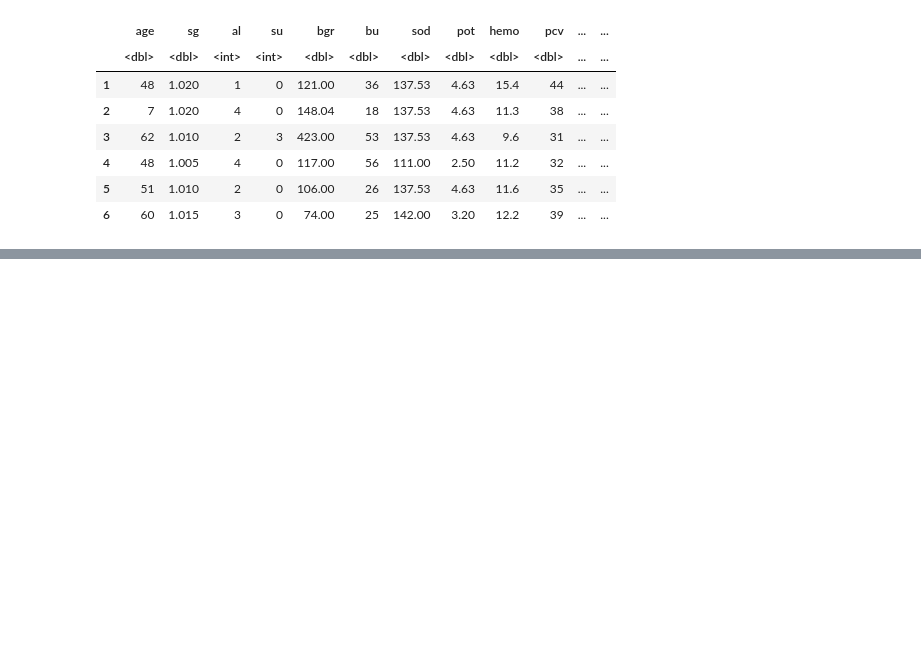
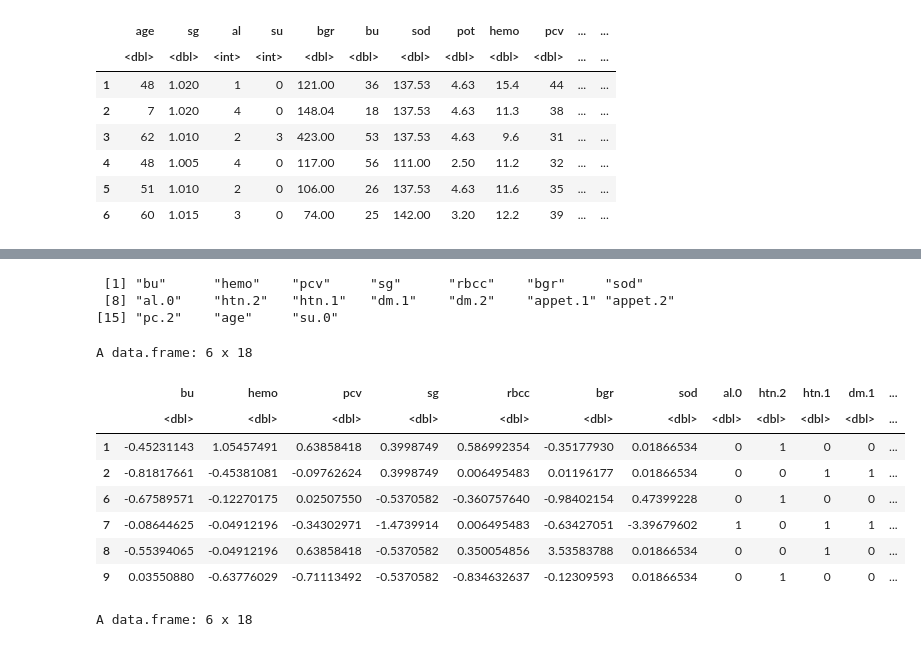
Before and after one commit to Naomi-Yamaguchi1/5300-Group-Project, a Jupyter notebook: mutl_class_model.ipynb, the cells around one changed output, grey strips where cells are left out. Cells and saved outputs as stored; diff of their text form; code cells hidden in the pictures; blank space fills up the shorter version.

```diff
--- a/mutl_class_model.ipynb
+++ b/mutl_class_model.ipynb
@@ -182,0 +206,14 @@ predictions  0  1  2
+# %%
+# Setting up control using caret's rfe function
+control <- rfeControl(
+  functions = rfFuncs, # Using random forest model functions
+  method = "cv", # Cross-validation
+  number = 10 # Number of folds in cross-validation
+)
+
+results <- rfe(
+  trainFinal[, -ncol(trainFinal)], # Features
+  trainFinal$class,
+  sizes = c(10:20),        # Number of features to include in each iteration
+  rfeControl = control
+)
@@ -182,0 +277,23 @@ predictions  0  1  2
+# %%
+print(selected_features)
+# %% [output]
+ [1] "bu"      "hemo"    "pcv"     "sg"      "rbcc"    "bgr"     "sod"
+ [8] "al.0"    "htn.2"   "htn.1"   "dm.1"    "dm.2"    "appet.1" "appet.2"
+[15] "pc.2"    "age"     "su.0"
+# %%
+# combine the selected features with the target variable
+trainFinal_selected <- trainFinal[, c(selected_features, "class")]
+testFinal_selected <- testFinal[, c(selected_features, "class")]
+head(trainFinal_selected)
+head(testFinal_selected)
+# %% [output]
+A data.frame: 6 x 18
+|  | bu | hemo | pcv | sg | rbcc | bgr | sod | al.0 | htn.2 | htn.1 | dm.1 | ... |
+|  | <dbl> | <dbl> | <dbl> | <dbl> | <dbl> | <dbl> | <dbl> | <dbl> | <dbl> | <dbl> | <dbl> | ... |
+| 1 | -0.45231143 | 1.05457491 | 0.63858418 | 0.3998749 | 0.586992354 | -0.35177930 | 0.01866534 | 0 | 1 | 0 | 0 | ... |
+| 2 | -0.81817661 | -0.45381081 | -0.09762624 | 0.3998749 | 0.006495483 | 0.01196177 | 0.01866534 | 0 | 0 | 1 | 1 | ... |
+| 6 | -0.67589571 | -0.12270175 | 0.02507550 | -0.5370582 | -0.360757640 | -0.98402154 | 0.47399228 | 0 | 1 | 0 | 0 | ... |
+| 7 | -0.08644625 | -0.04912196 | -0.34302971 | -1.4739914 | 0.006495483 | -0.63427051 | -3.39679602 | 1 | 0 | 1 | 1 | ... |
+| 8 | -0.55394065 | -0.04912196 | 0.63858418 | -0.5370582 | 0.350054856 | 3.53583788 | 0.01866534 | 0 | 0 | 1 | 0 | ... |
+| 9 | 0.03550880 | -0.63776029 | -0.71113492 | -0.5370582 | -0.834632637 | -0.12309593 | 0.01866534 | 0 | 1 | 0 | 0 | ... |
+A data.frame: 6 x 18
```
Also changed, not shown: parts of 19 cells of this notebook, 2 other files.
